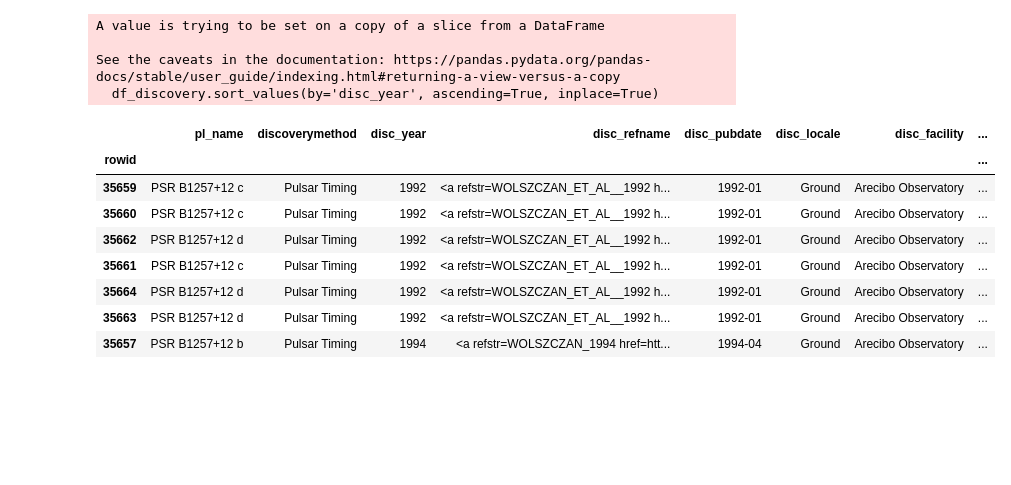
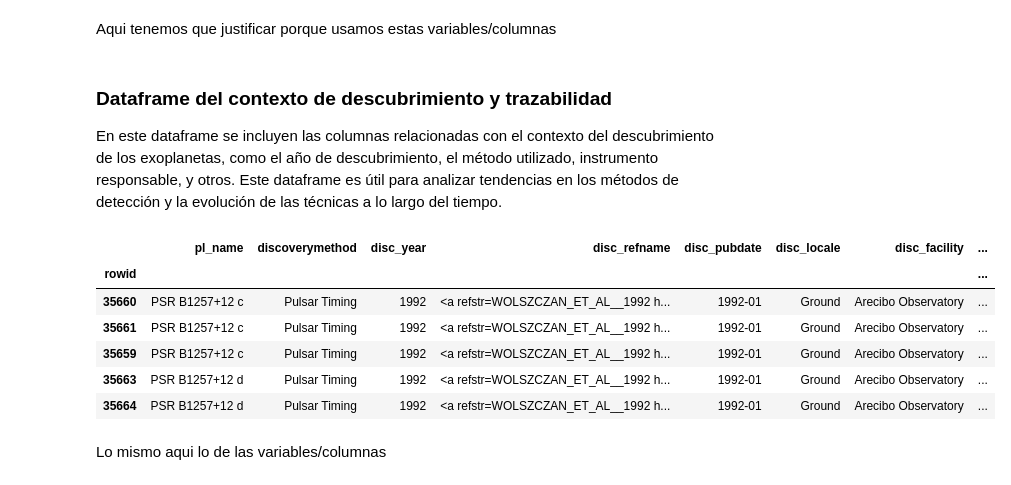
Before and after one commit to raylovesmusic/IMT2200-Proyecto-Grupal-A.R.D.E, a Jupyter notebook: notebooks/entrega_rubrica.ipynb, the cells around one changed output. Drawn from its saved outputs; the diff is of its cells as text; code cells hidden in the pictures; blank space fills up the shorter version.

```diff
--- a/notebooks/entrega_rubrica.ipynb
+++ b/notebooks/entrega_rubrica.ipynb
@@ -51,0 +72,4 @@ df.head(3)
+# %%
+path = join('..', 'data', 'PS_2025.10.17_07.44.21.csv')
+df = pd.read_csv(path, dtype={'hd_name': str, 'hip_name': str}, comment='#').set_index('rowid')
+df.head(3)
@@ -107 +136,6 @@ df_exoplanets.head(7)
+# %% [markdown]
+Aqui tenemos que justificar porque usamos estas variables/columnas
+# %% [markdown]
+### Dataframe del contexto de descubrimiento y trazabilidad
+En este dataframe se incluyen las columnas relacionadas con el contexto del descubrimiento de los exoplanetas, como el año de descubrimiento, el método utilizado, instrumento responsable, y otros. Este dataframe es útil para analizar tendencias en los métodos de detección y la evolución de las técnicas a lo largo del tiempo.
 # %%
@@ -135,27 +165,23 @@ soltype = 'soltype'  # Tipo de solución (confirmado, candidato, falso positivo)
 # %%
 df_discovery = df[[pl_name, discoverymethod, discovery_year,
                    disc_refname, disc_pubdate, disc_locale,
                    disc_facility, disc_telescope, disc_instrument,
                    rv_flag, pul_flag, ptv_flag, tran_flag,
                    ast_flag, obm_flag, micro_flag, etv_flag,
-                   ima_flag, dkin_flag, soltype]]
+                   ima_flag, dkin_flag, soltype]].copy()
 
 df_discovery.sort_values(by='disc_year', ascending=True, inplace=True)
-df_discovery.head(7)
+df_discovery.head(5)
 # %% [output]
-A value is trying to be set on a copy of a slice from a DataFrame
-
-See the caveats in the documentation: https://pandas.pydata.org/pandas-docs/stable/user_guide/indexing.html#returning-a-view-versus-a-copy
-  df_discovery.sort_values(by='disc_year', ascending=True, inplace=True)
 |  | pl_name | discoverymethod | disc_year | disc_refname | disc_pubdate | disc_locale | disc_facility | ... |
 | rowid |  |  |  |  |  |  |  | ... |
+| 35660 | PSR B1257+12 c | Pulsar Timing | 1992 | <a refstr=WOLSZCZAN_ET_AL__1992 h... | 1992-01 | Ground | Arecibo Observatory | ... |
+| 35661 | PSR B1257+12 c | Pulsar Timing | 1992 | <a refstr=WOLSZCZAN_ET_AL__1992 h... | 1992-01 | Ground | Arecibo Observatory | ... |
 | 35659 | PSR B1257+12 c | Pulsar Timing | 1992 | <a refstr=WOLSZCZAN_ET_AL__1992 h... | 1992-01 | Ground | Arecibo Observatory | ... |
-| 35660 | PSR B1257+12 c | Pulsar Timing | 1992 | <a refstr=WOLSZCZAN_ET_AL__1992 h... | 1992-01 | Ground | Arecibo Observatory | ... |
-| 35662 | PSR B1257+12 d | Pulsar Timing | 1992 | <a refstr=WOLSZCZAN_ET_AL__1992 h... | 1992-01 | Ground | Arecibo Observatory | ... |
-| 35661 | PSR B1257+12 c | Pulsar Timing | 1992 | <a refstr=WOLSZCZAN_ET_AL__1992 h... | 1992-01 | Ground | Arecibo Observatory | ... |
+| 35663 | PSR B1257+12 d | Pulsar Timing | 1992 | <a refstr=WOLSZCZAN_ET_AL__1992 h... | 1992-01 | Ground | Arecibo Observatory | ... |
 | 35664 | PSR B1257+12 d | Pulsar Timing | 1992 | <a refstr=WOLSZCZAN_ET_AL__1992 h... | 1992-01 | Ground | Arecibo Observatory | ... |
-| 35663 | PSR B1257+12 d | Pulsar Timing | 1992 | <a refstr=WOLSZCZAN_ET_AL__1992 h... | 1992-01 | Ground | Arecibo Observatory | ... |
-| 35657 | PSR B1257+12 b | Pulsar Timing | 1994 | <a refstr=WOLSZCZAN_1994 href=htt... | 1994-04 | Ground | Arecibo Observatory | ... |
+# %% [markdown]
+ Lo mismo aqui lo de las variables/columnas
 # %%
 discovery_time = df_discovery.drop_duplicates(subset= ['pl_name'], keep='last').sort_values(by= ['disc_year', 'discoverymethod'], ascending=True)
 discovery_time
```
Also changed, not shown: parts of 17 cells of this notebook, 1 other file.
